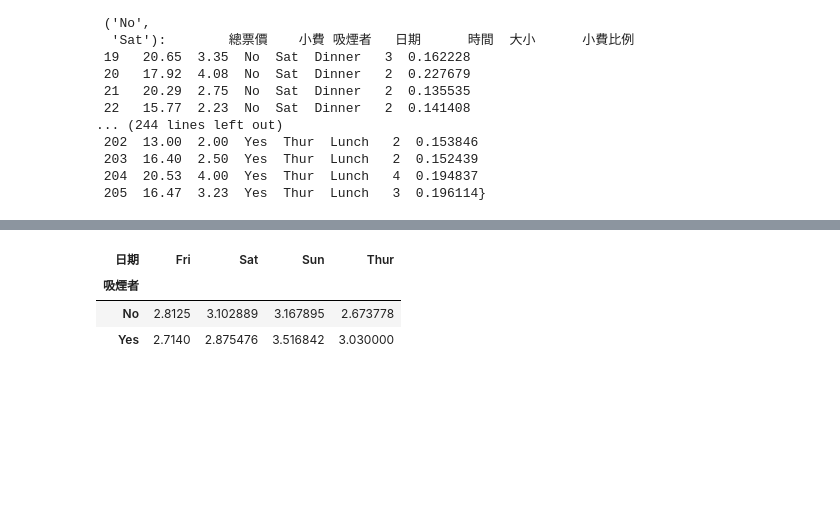
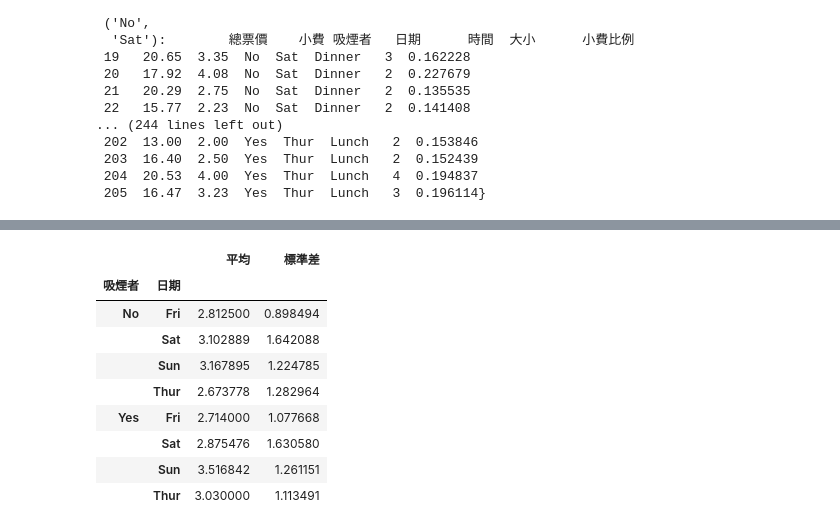
Before and after one commit to chainmine55/2023_11_16Python, a Jupyter notebook: lesson21/lesson21_5.ipynb, the cells around one changed output, grey strips where cells are left out. Drawn from its saved outputs; the diff is of its cells as text; code cells hidden in the pictures; blank space fills up the shorter version.

```diff
--- a/lesson21/lesson21_5.ipynb
+++ b/lesson21/lesson21_5.ipynb
@@ -113,7 +144,13 @@ dict(list(grouped))
 # %%
-grouped['小費'].mean().unstack()
+grouped['小費'].agg([('平均','mean'),('標準差','std')])
 # %% [output]
-| 日期 | Fri | Sat | Sun | Thur |
-| 吸煙者 |  |  |  |  |
-| No | 2.8125 | 3.102889 | 3.167895 | 2.673778 |
-| Yes | 2.7140 | 2.875476 | 3.516842 | 3.030000 |
+|  |  | 平均 | 標準差 |
+| 吸煙者 | 日期 |  |  |
+| No | Fri | 2.812500 | 0.898494 |
+|  | Sat | 3.102889 | 1.642088 |
+|  | Sun | 3.167895 | 1.224785 |
+|  | Thur | 2.673778 | 1.282964 |
+| Yes | Fri | 2.714000 | 1.077668 |
+|  | Sat | 2.875476 | 1.630580 |
+|  | Sun | 3.516842 | 1.261151 |
+|  | Thur | 3.030000 | 1.113491 |
```
Also changed, not shown: parts of 3 cells of this notebook.
